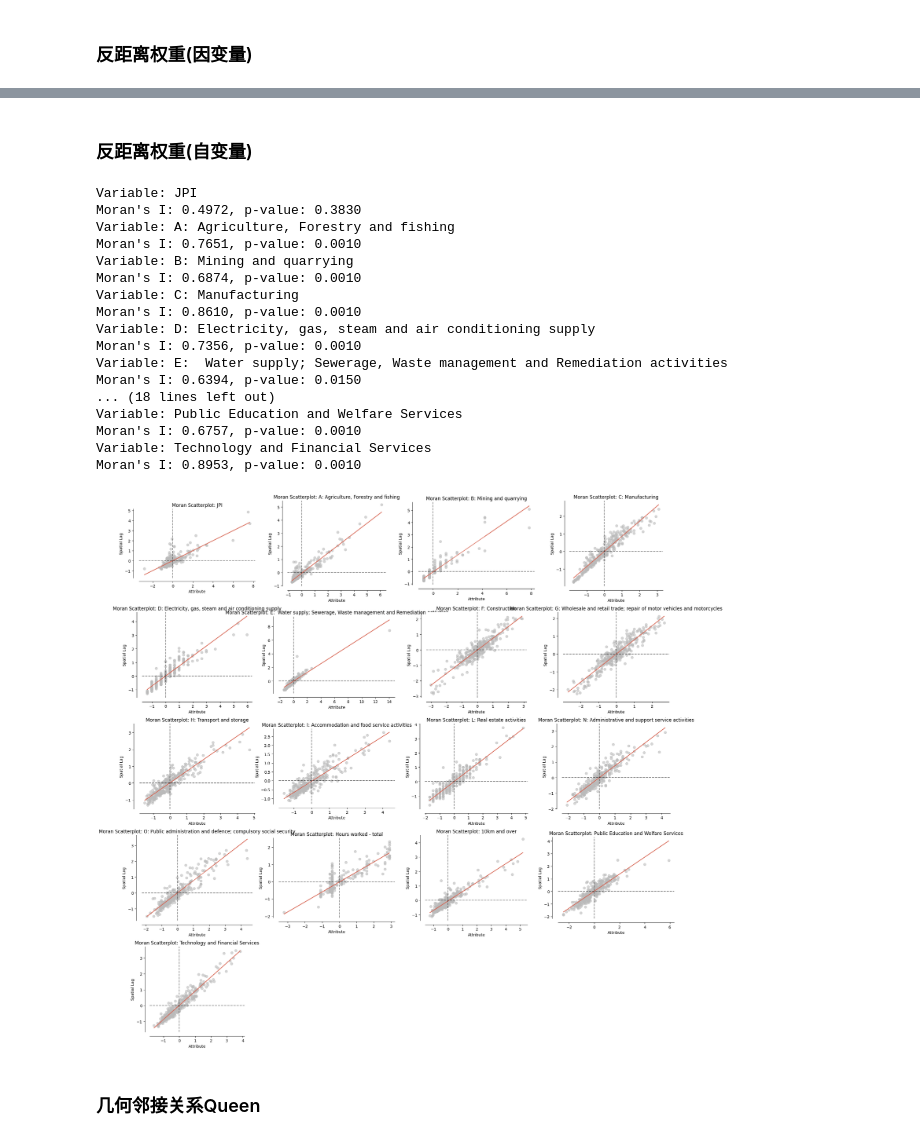
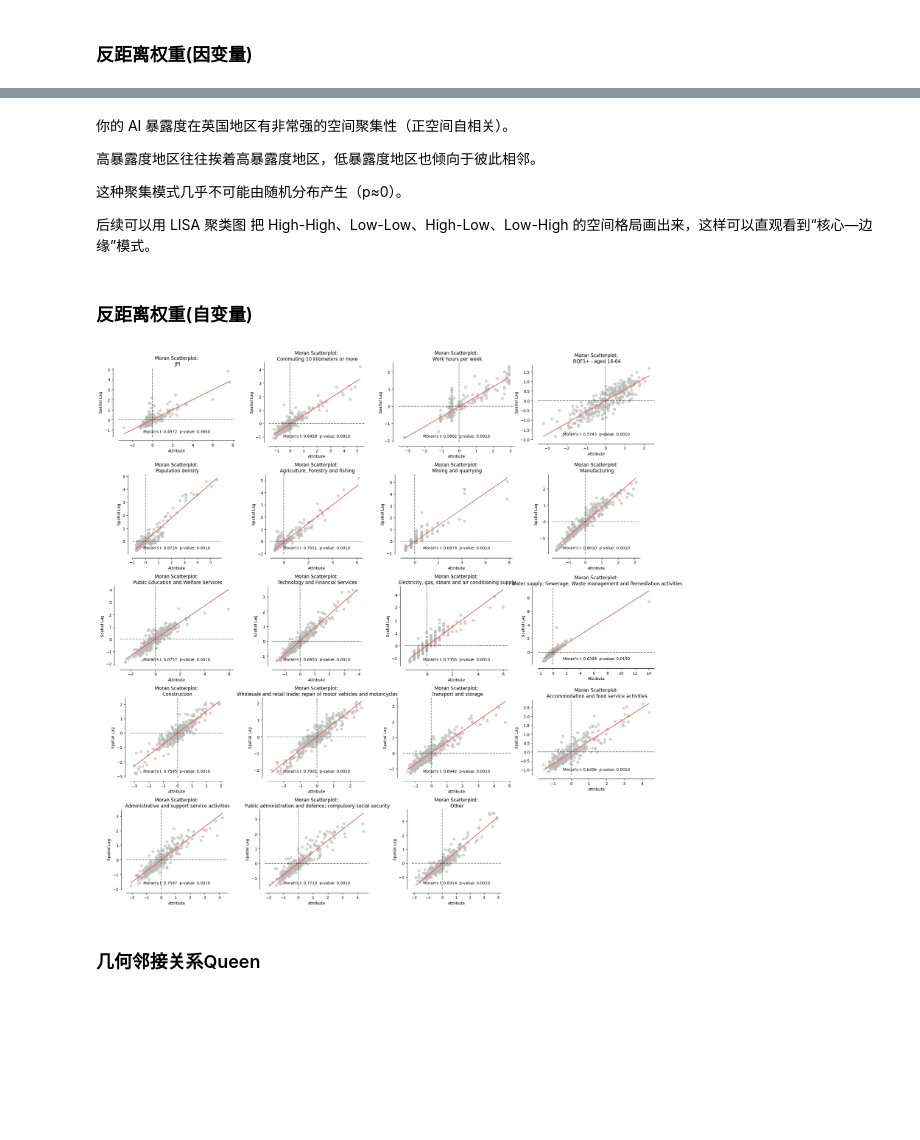
Before and after one commit to Uioll/AIinfluenceJobinUK, a Jupyter notebook: 技能极化和地理分布.ipynb, the cells around one changed output, grey strips where cells are left out. Cells and saved outputs as stored; diff of their text form; code cells hidden in the pictures; blank space fills up the shorter version.

Commit message:
Add comparison 3 graphs

```diff
--- a/技能极化和地理分布.ipynb
+++ b/技能极化和地理分布.ipynb
@@ -952,6 +949,7 @@ X_cols = [
     # 'Aged 35 to 49 years',
     # 'Aged 50 to 64 years',
     # 'Aged 65 years and over',
+    'Density'
     ]
 
 # 连接空间数据
@@ -984,7 +982,8 @@ finally:
         conn.close()
 
 # 删除空值
-gdf_ols = gdf.replace({'% aged 16-64 who are self employed': '!'}, np.nan)
+gdf_ols = gdf
+gdf_ols['Density']=gdf_ols['population_total']/gdf_ols['Area']
 # 定义需要跳过的列（几何列 + 其他指定列）
 skip_cols = [gdf_ols.geometry.name, 'LAD25CD', 'LAD25NM', 'Other_Column_Name']
 # 仅对非跳过列进行 float 转换
@@ -1136,72 +1277,48 @@ p-value (perm): 0.001000
+# %% [markdown]
+你的 AI 暴露度在英国地区有非常强的空间聚集性（正空间自相关）。
+
+高暴露度地区往往挨着高暴露度地区，低暴露度地区也倾向于彼此相邻。
+
+这种聚集模式几乎不可能由随机分布产生（p≈0）。
+
+后续可以用 LISA 聚类图 把 High-High、Low-Low、High-Low、Low-High 的空间格局画出来，这样可以直观看到“核心—边缘”模式。
 # %% [markdown]
 ### 反距离权重(自变量)
 # %%
 import geopandas as gpd
 import libpysal as lps
 import esda
 import splot.esda as splot_esda
 import matplotlib.pyplot as plt
 import numpy as np
 
-# 假设 gdf_ols 是您的 GeoDataFrame，包含几何列 'geometry'
-# X_cols 是变量列表（排除非数值或无关列）
-# 先筛选数值型变量
 numeric_cols = [col for col in X_cols if gdf_ols[col].dtype in [np.float64, np.int64]]
 
-# 创建反距离权重矩阵（Inverse Distance Weights）
-# 假设使用 Kernel weights with idw (inverse distance)
-# 需指定带宽（bandwidth），这里示例用固定距离或自适应；调整 threshold 以匹配数据
 coords = np.array(list(zip(gdf_ols.geometry.centroid.x, gdf_ols.geometry.centroid.y)))
-w_idw = lps.weights.Kernel(coords, fixed=False, function='triangular', k=5)  # 示例：自适应k=5近邻，triangular kernel
-# 或者用 DistanceBand: w_idw = lps.weights.DistanceBand(coords, threshold=some_distance, p=2, binary=False)  # p=2 for Euclidean, binary=False for IDW
-
-# 标准化权重（row-standardize）
+w_idw = lps.weights.Kernel(coords, fixed=False, function='triangular', k=5)
 w_idw.transform = 'r'
 
-# 设置散点图矩阵的布局（假设变量数 n，sqrt(n) 行/列）
 n = len(numeric_cols)
 nrows = int(np.ceil(np.sqrt(n)))
 ncols = int(np.ceil(n / nrows))
 fig, axes = plt.subplots(nrows=nrows, ncols=ncols, figsize=(20, 20))
-axes = axes.flatten()  # 展平以便循环
+axes = axes.flatten()
 
-# 循环每个变量，计算 Moran's I 并绘制 Moran 散点图
 for i, var in enumerate(numeric_cols):
     y = gdf_ols[var].values
-    # 计算 Moran's I
     moran = esda.Moran(y, w_idw)
-    print(f"Variable: {var}")
-    print(f"Moran's I: {moran.I:.4f}, p-value: {moran.p_sim:.4f}")
 
-    # 绘制 Moran 散点图
     splot_esda.moran_scatterplot(moran, ax=axes[i])
-    axes[i].set_title(f"Moran Scatterplot: {var}")
+    axes[i].set_title(f"Moran Scatterplot:\n {var}")
+    axes[i].text(0.5, 0.05, f"Moran's I: {moran.I:.4f}  p-value: {moran.p_sim:.4f}", transform=axes[i].transAxes, ha='center', va='bottom')
 
-# 隐藏多余的子图（如果 n 不整除 nrows*ncols）
 for j in range(i+1, len(axes)):
     axes[j].axis('off')
 
 plt.tight_layout()
 plt.show()
 # %% [output]
-Variable: JPI
-Moran's I: 0.4972, p-value: 0.3830
-Variable: A: Agriculture, Forestry and fishing
-Moran's I: 0.7651, p-value: 0.0010
-Variable: B: Mining and quarrying
-Moran's I: 0.6874, p-value: 0.0010
-Variable: C: Manufacturing
-Moran's I: 0.8610, p-value: 0.0010
-Variable: D: Electricity, gas, steam and air conditioning supply
-Moran's I: 0.7356, p-value: 0.0010
-Variable: E:  Water supply; Sewerage, Waste management and Remediation activities
-Moran's I: 0.6394, p-value: 0.0150
-... (18 lines left out)
-Variable: Public Education and Welfare Services
-Moran's I: 0.6757, p-value: 0.0010
-Variable: Technology and Financial Services
-Moran's I: 0.8953, p-value: 0.0010
-[figure, old version]
+[figure, new version]
 # %% [markdown]
 ### 几何邻接关系Queen
 # %%
```
Also changed, not shown: parts of 20 cells of this notebook, 6 other files.
